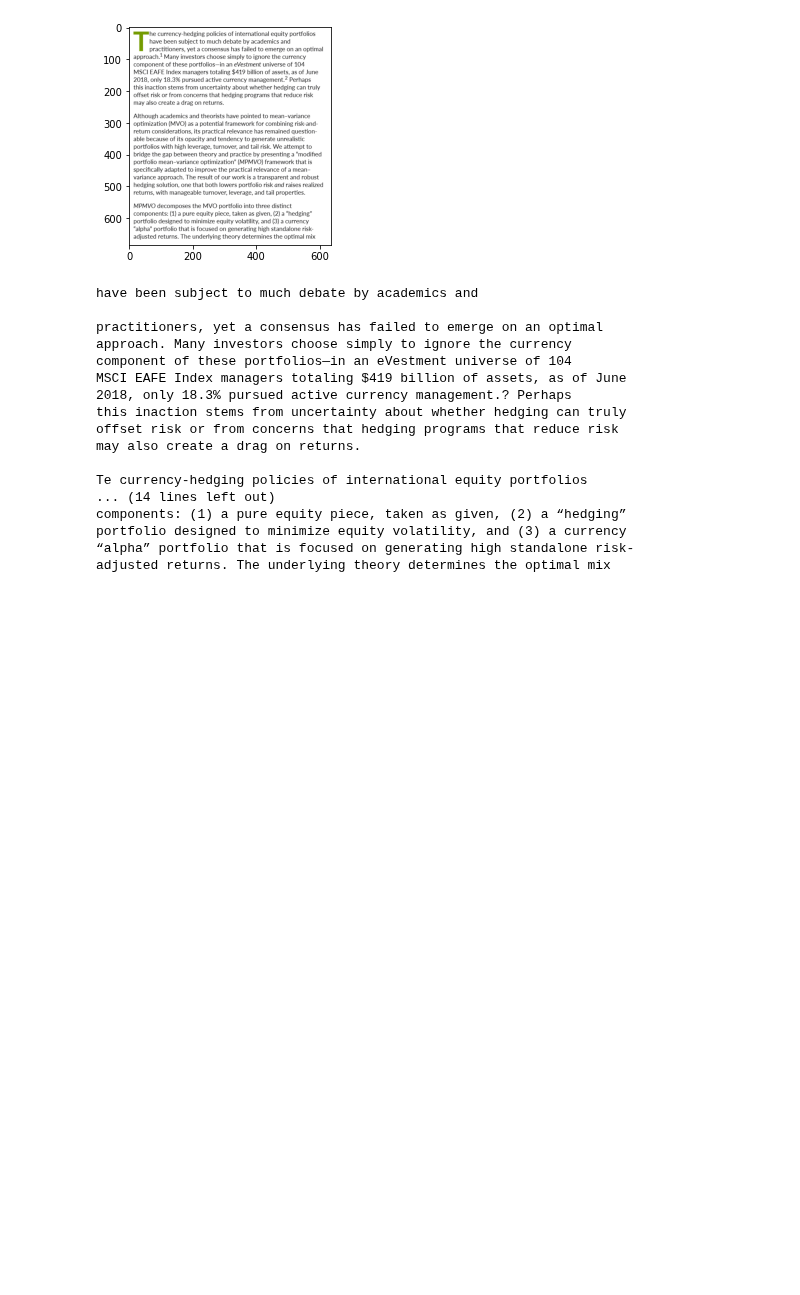
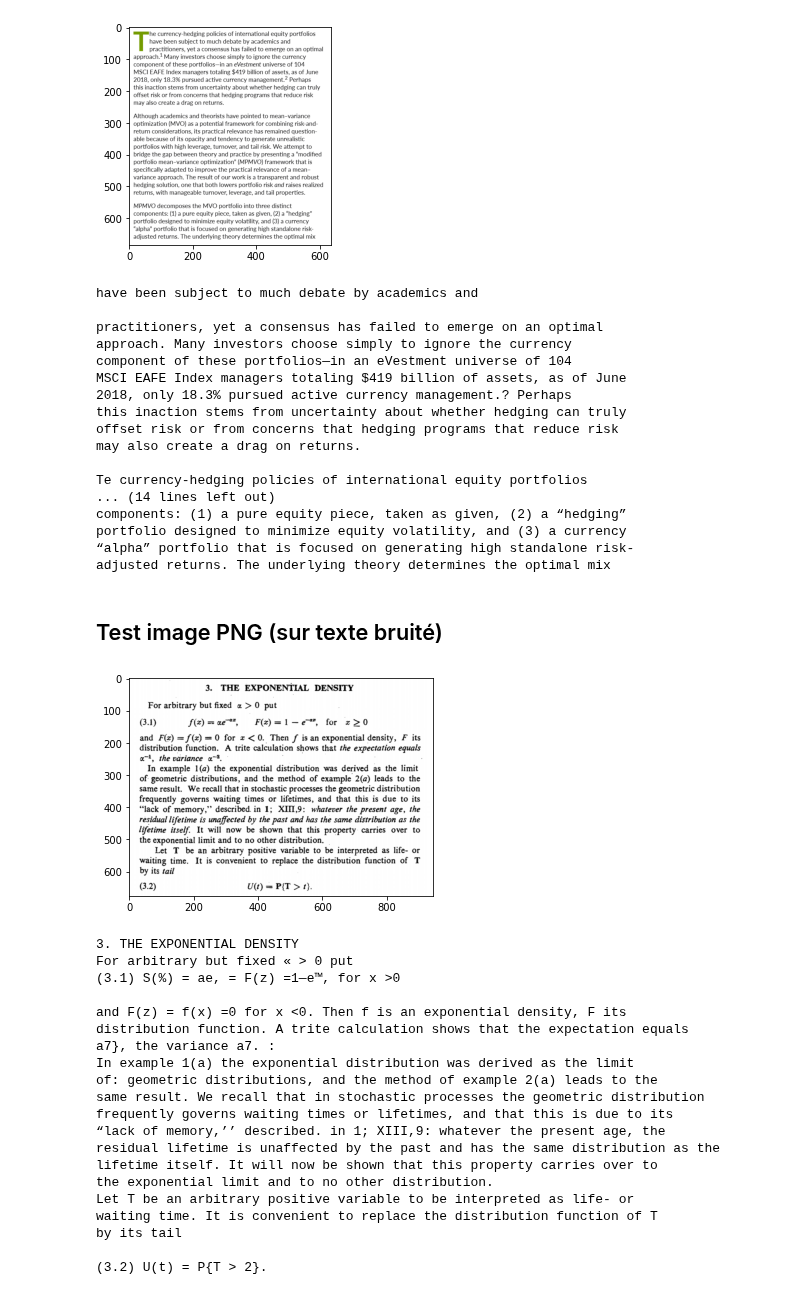
Before and after one commit to delemarchand2020/IVADO_MILA_DL, a Jupyter notebook: test_OCR_tesseract.ipynb, the cells around one changed output. Saved outputs shown, nothing was run; the diff lists cells and outputs as text; code cells hidden in the pictures; blank space fills up the shorter version.

```diff
--- a/test_OCR_tesseract.ipynb
+++ b/test_OCR_tesseract.ipynb
@@ -104,3 +104,29 @@ components: (1) a pure equity piece, taken as given, (2) a “hedging”
 portfolio designed to minimize equity volatility, and (3) a currency
 “alpha” portfolio that is focused on generating high standalone risk-
 adjusted returns. The underlying theory determines the optimal mix
+# %% [markdown]
+## Test image PNG (sur texte bruité)
+# %%
+text = process_image(file_name='image_3.PNG', debug=True)
+# %% [output]
+[figure, added]
+3. THE EXPONENTIAL DENSITY
+For arbitrary but fixed « > 0 put
+(3.1) S(%) = ae, = F(z) =1—e™, for x >0
+
+and F(z) = f(x) =0 for x <0. Then f is an exponential density, F its
+distribution function. A trite calculation shows that the expectation equals
+a7}, the variance a7. :
+In example 1(a) the exponential distribution was derived as the limit
+of: geometric distributions, and the method of example 2(a) leads to the
+same result. We recall that in stochastic processes the geometric distribution
+frequently governs waiting times or lifetimes, and that this is due to its
+“lack of memory,’’ described. in 1; XIII,9: whatever the present age, the
+residual lifetime is unaffected by the past and has the same distribution as the
+lifetime itself. It will now be shown that this property carries over to
+the exponential limit and to no other distribution.
+Let T be an arbitrary positive variable to be interpreted as life- or
+waiting time. It is convenient to replace the distribution function of T
+by its tail
+
+(3.2) U(t) = P{T > 2}.
```
